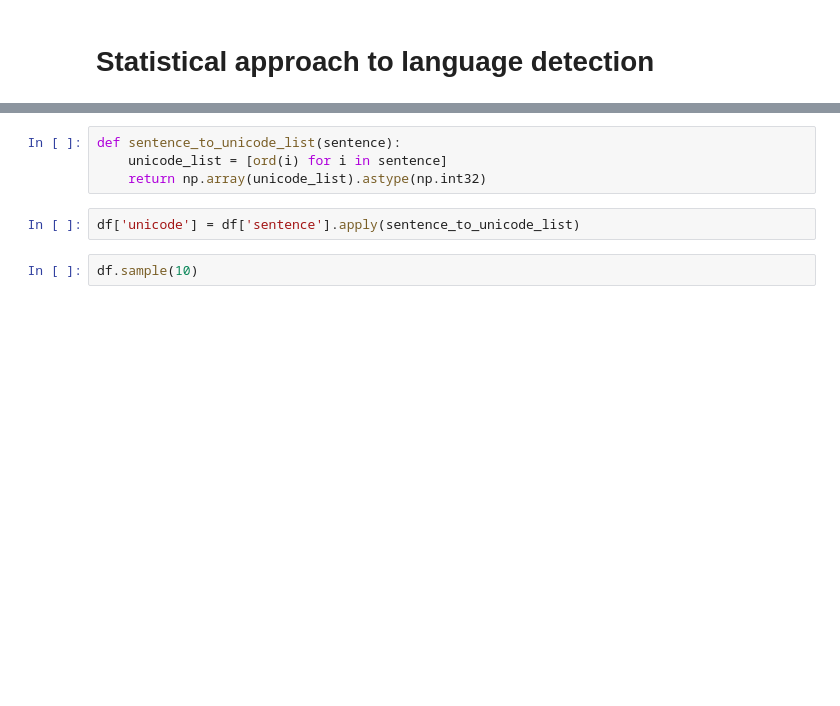
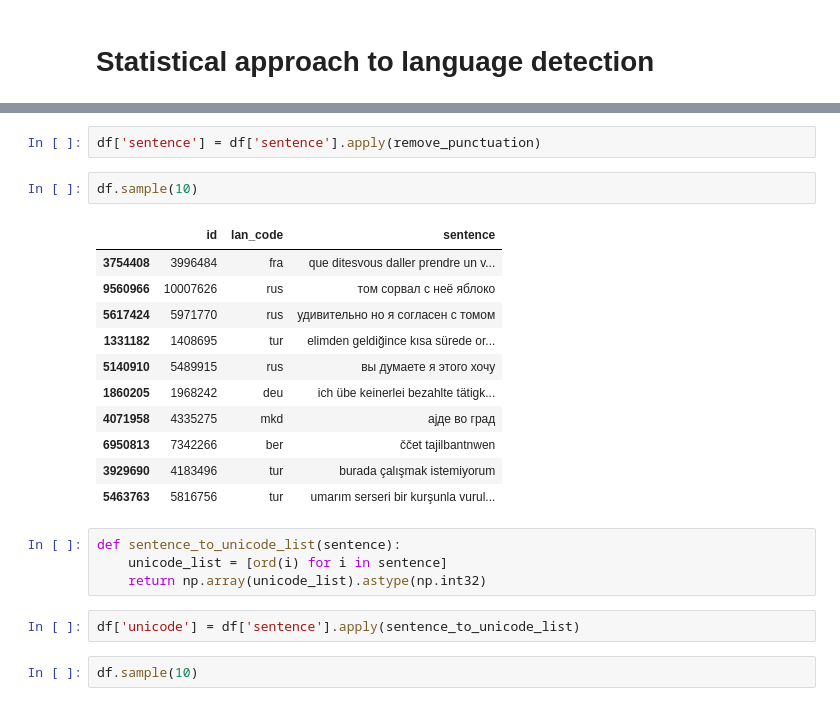
Before and after one commit to PiotrCenda/lang-detection, a Jupyter notebook: lang_detection_statistics.ipynb, the cells around one changed output, grey strips where cells are left out. Saved outputs shown, nothing was run; the diff lists cells and outputs as text; blank space fills up the shorter version.

```diff
--- a/lang_detection_statistics.ipynb
+++ b/lang_detection_statistics.ipynb
@@ -29,3 +48,19 @@ df.sample(10)
+# %%
+df['sentence'] = df['sentence'].apply(remove_punctuation)
+# %%
+df.sample(10)
+# %% [output]
+|  | id | lan_code | sentence |
+| 3754408 | 3996484 | fra | que ditesvous daller prendre un v... |
+| 9560966 | 10007626 | rus | том сорвал с неё яблоко |
+| 5617424 | 5971770 | rus | удивительно но я согласен с томом |
+| 1331182 | 1408695 | tur | elimden geldiğince kısa sürede or... |
+| 5140910 | 5489915 | rus | вы думаете я этого хочу |
+| 1860205 | 1968242 | deu | ich übe keinerlei bezahlte tätigk... |
+| 4071958 | 4335275 | mkd | ајде во град |
+| 6950813 | 7342266 | ber | ččet tajilbantnwen |
+| 3929690 | 4183496 | tur | burada çalışmak istemiyorum |
+| 5463763 | 5816756 | tur | umarım serseri bir kurşunla vurul... |
 # %%
 def sentence_to_unicode_list(sentence):
     unicode_list = [ord(i) for i in sentence]
```
Also changed, not shown: parts of 22 cells of this notebook, 2 other files.
